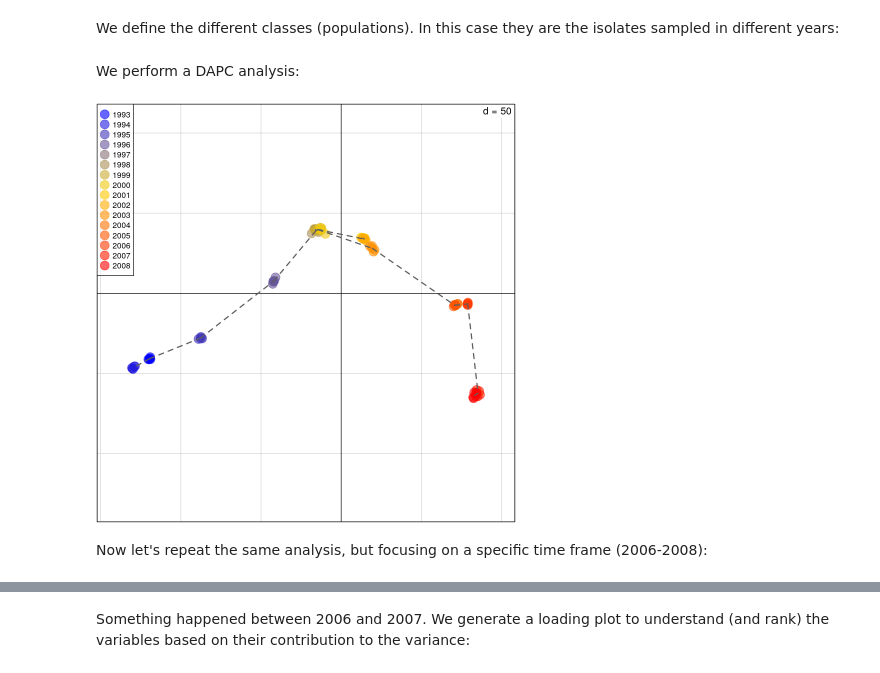
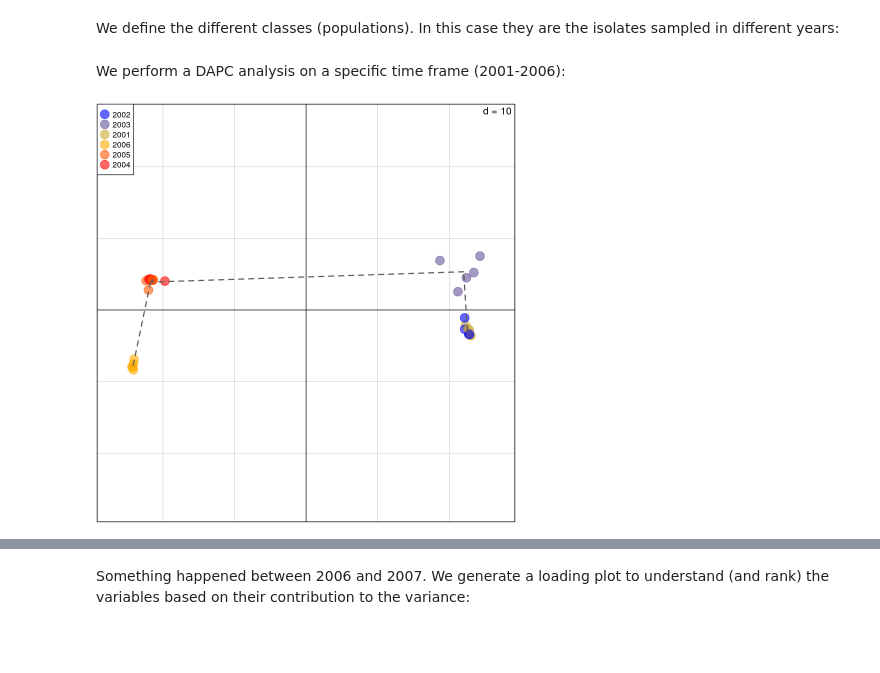
Before and after one commit to farhat-lab/AISC610_darwinian_medicine, a Jupyter notebook: fifteen_years_flu_US.ipynb, the cells around one changed output, grey strips where cells are left out. Cells and saved outputs as stored; diff of their text form; code cells hidden in the pictures; blank space fills up the shorter version.

```diff
--- a/fifteen_years_flu_US.ipynb
+++ b/fifteen_years_flu_US.ipynb
@@ -202,4 +205,5 @@ leg=temp, ncol=2)
 We load the data and convert them to a data structure that allows fast calculations:
 # %%
-h3n2_ali = read.alignment("data/usflu.fasta",format="fasta")
+
+h3n2_ali = read.alignment("data/usflu_ali.fasta",format="fasta")
 h3n2 = alignment2genind(h3n2_ali)
@@ -233,12 +215,9 @@ pop(h3n2) <- annot$year
 # %% [markdown]
-We perform a DAPC analysis:
+We perform a DAPC analysis on a specific time frame (2001-2006):
 # %%
-# If you want to know more about the DAPC, please have a look at this: https://doi.org/10.1186/1471-2156-11-94
-dapc.h3n2 <- dapc(h3n2, var.contrib = TRUE, scale = FALSE, n.pca = 30, n.da = nPop(h3n2) - 1)
-scatter(dapc.h3n2,xax=1,yax=2,scree.da=F,cell=0, pch = 19, cstar = 0, solid=0.6,cex=2,clab=0,mstree=T,lty=2,lwd=2,leg=T,posi.leg="topleft",segcol="grey37",grid=T,cleg=0.8)
-# Have a look at this web site if you want to know more about the parameters of the scatter function:
-# https://www.rdocumentation.org/packages/adegenet/versions/2.0.1/topics/dapc%20graphics
+idx_selected_seqs = which(as.vector(h3n2@pop) %in% as.character(2001:2006))
+h3n2_mini = h3n2[idx_selected_seqs]
+dapc_h3n2_mini = dapc(h3n2_mini, var.contrib = TRUE, scale = FALSE, n.pca = 10, n.da =  nPop(h3n2_mini) - 1)
+scatter(dapc_h3n2_mini,xax=1,yax=2,scree.da=F,cell=0, pch = 19, cstar = 0, solid=0.6,cex=2,clab=0,mstree=T,lty=2,lwd=2,leg=T,posi.leg="topleft",segcol="grey37",grid=T,cleg=0.8)
 # %% [output]
-[figure, old version]
+[figure, new version]
-# %% [markdown]
-Now let's repeat the same analysis, but focusing on a specific time frame (2006-2008):
```
Also changed, not shown: parts of 22 cells of this notebook, 1 other file.
